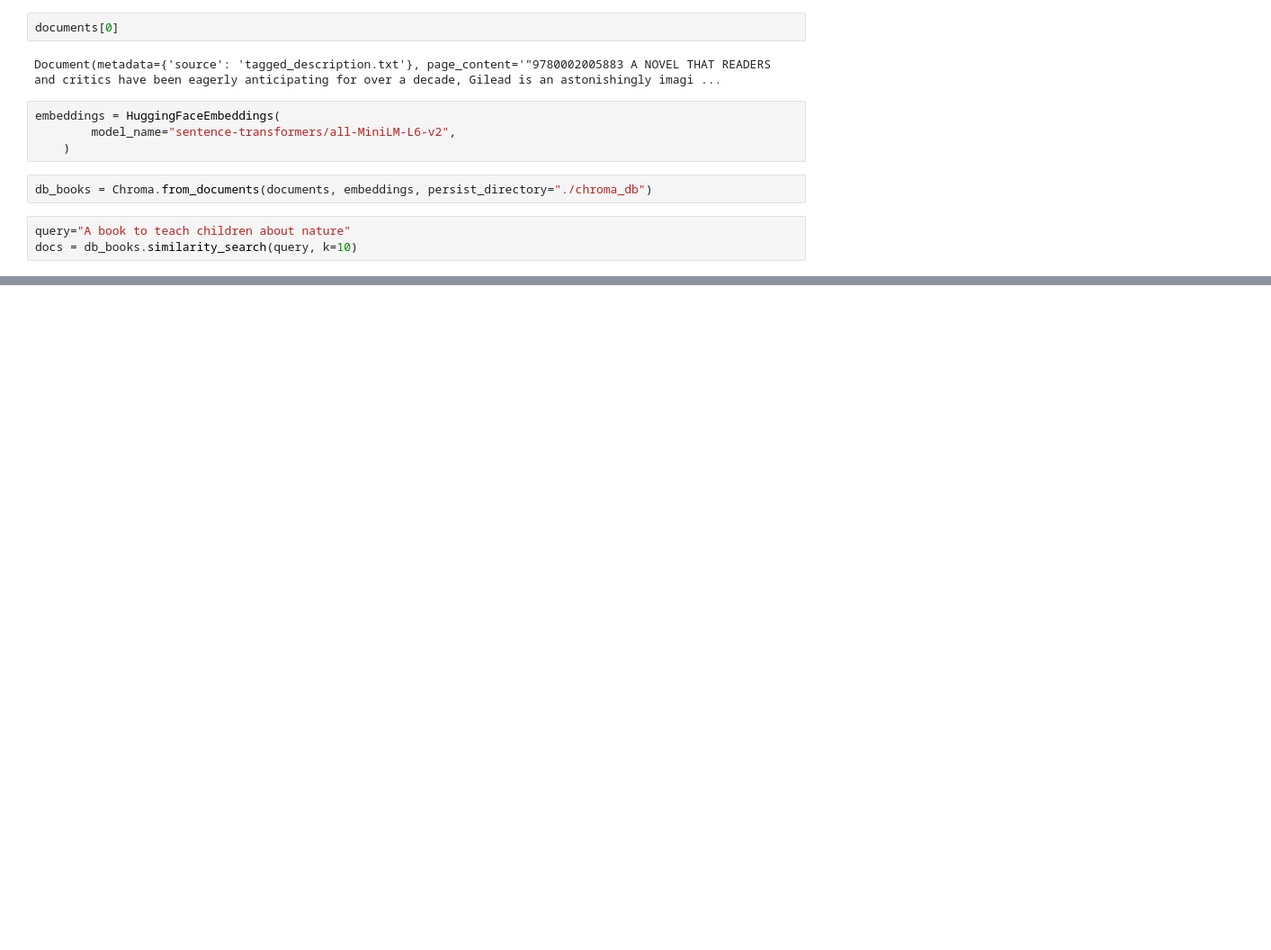
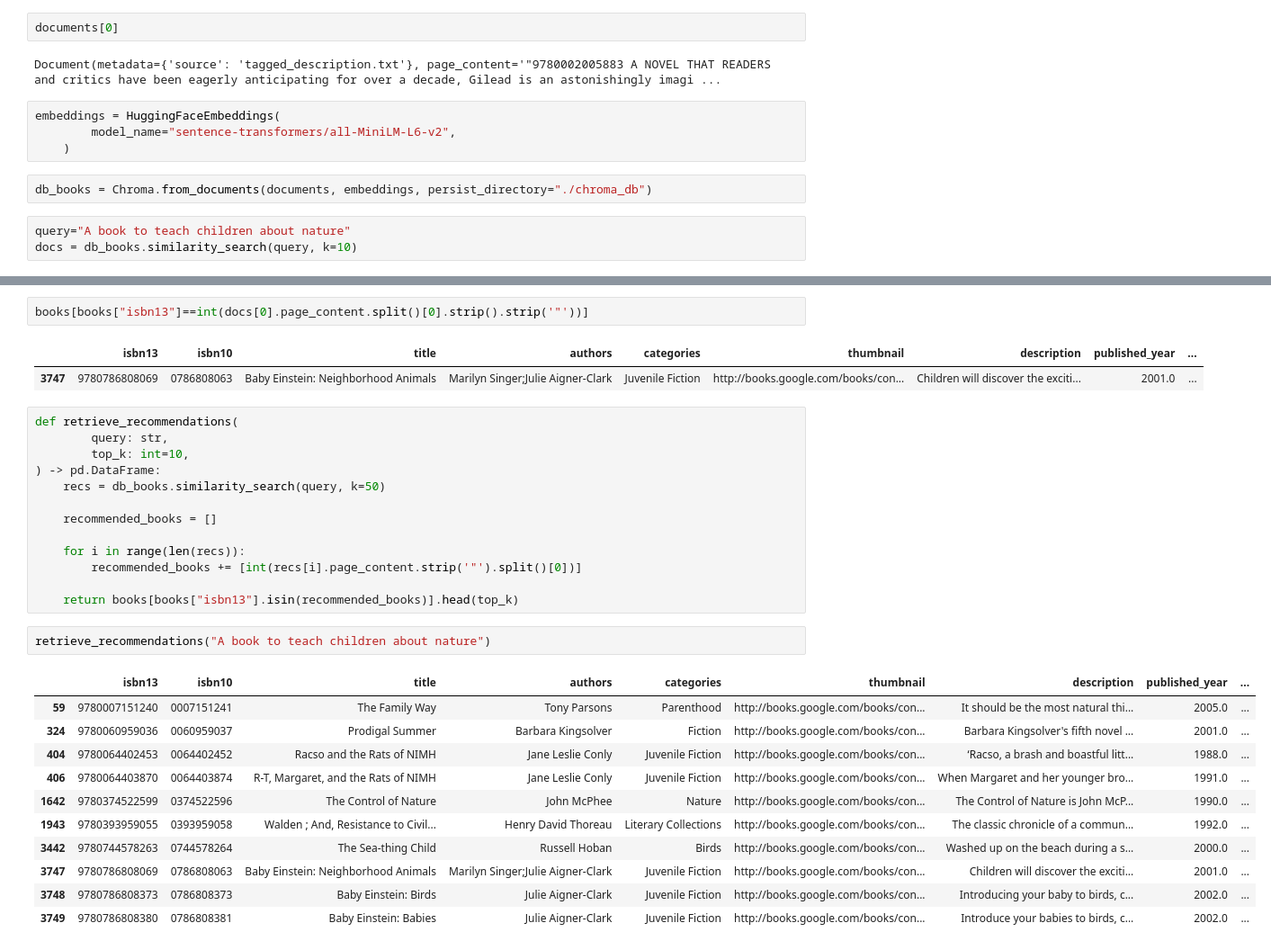
Before and after one commit to aikyaa/book_recommender, a Jupyter notebook: vector_search.ipynb, the cells around one changed output, grey strips where cells are left out. Shown at 90% size. Drawn from its saved outputs; the diff is of its cells as text; blank space fills up the shorter version.

```diff
--- a/vector_search.ipynb
+++ b/vector_search.ipynb
@@ -83,0 +84,32 @@ Result 10: "9780802431486 Drawn from years of counseling and the author's own pa
+# %%
+books[books["isbn13"]==int(docs[0].page_content.split()[0].strip().strip('"'))]
+# %% [output]
+|  | isbn13 | isbn10 | title | authors | categories | thumbnail | description | published_year | ... |
+| 3747 | 9780786808069 | 0786808063 | Baby Einstein: Neighborhood Animals | Marilyn Singer;Julie Aigner-Clark | Juvenile Fiction | http://books.google.com/books/con... | Children will discover the exciti... | 2001.0 | ... |
+# %%
+def retrieve_recommendations(
+        query: str,
+        top_k: int=10,
+) -> pd.DataFrame:
+    recs = db_books.similarity_search(query, k=50)
+
+    recommended_books = []
+
+    for i in range(len(recs)):
+        recommended_books += [int(recs[i].page_content.strip('"').split()[0])]
+
+    return books[books["isbn13"].isin(recommended_books)].head(top_k)
+# %%
+retrieve_recommendations("A book to teach children about nature")
+# %% [output]
+|  | isbn13 | isbn10 | title | authors | categories | thumbnail | description | published_year | ... |
+| 59 | 9780007151240 | 0007151241 | The Family Way | Tony Parsons | Parenthood | http://books.google.com/books/con... | It should be the most natural thi... | 2005.0 | ... |
+| 324 | 9780060959036 | 0060959037 | Prodigal Summer | Barbara Kingsolver | Fiction | http://books.google.com/books/con... | Barbara Kingsolver's fifth novel ... | 2001.0 | ... |
+| 404 | 9780064402453 | 0064402452 | Racso and the Rats of NIMH | Jane Leslie Conly | Juvenile Fiction | http://books.google.com/books/con... | ‘Racso, a brash and boastful litt... | 1988.0 | ... |
+| 406 | 9780064403870 | 0064403874 | R-T, Margaret, and the Rats of NIMH | Jane Leslie Conly | Juvenile Fiction | http://books.google.com/books/con... | When Margaret and her younger bro... | 1991.0 | ... |
+| 1642 | 9780374522599 | 0374522596 | The Control of Nature | John McPhee | Nature | http://books.google.com/books/con... | The Control of Nature is John McP... | 1990.0 | ... |
+| 1943 | 9780393959055 | 0393959058 | Walden ; And, Resistance to Civil... | Henry David Thoreau | Literary Collections | http://books.google.com/books/con... | The classic chronicle of a commun... | 1992.0 | ... |
+| 3442 | 9780744578263 | 0744578264 | The Sea-thing Child | Russell Hoban | Birds | http://books.google.com/books/con... | Washed up on the beach during a s... | 2000.0 | ... |
+| 3747 | 9780786808069 | 0786808063 | Baby Einstein: Neighborhood Animals | Marilyn Singer;Julie Aigner-Clark | Juvenile Fiction | http://books.google.com/books/con... | Children will discover the exciti... | 2001.0 | ... |
+| 3748 | 9780786808373 | 0786808373 | Baby Einstein: Birds | Julie Aigner-Clark | Juvenile Fiction | http://books.google.com/books/con... | Introducing your baby to birds, c... | 2002.0 | ... |
+| 3749 | 9780786808380 | 0786808381 | Baby Einstein: Babies | Julie Aigner-Clark | Juvenile Fiction | http://books.google.com/books/con... | Introduce your babies to birds, c... | 2002.0 | ... |
```
Also changed, not shown: parts of 3 cells of this notebook, 9 other files.
